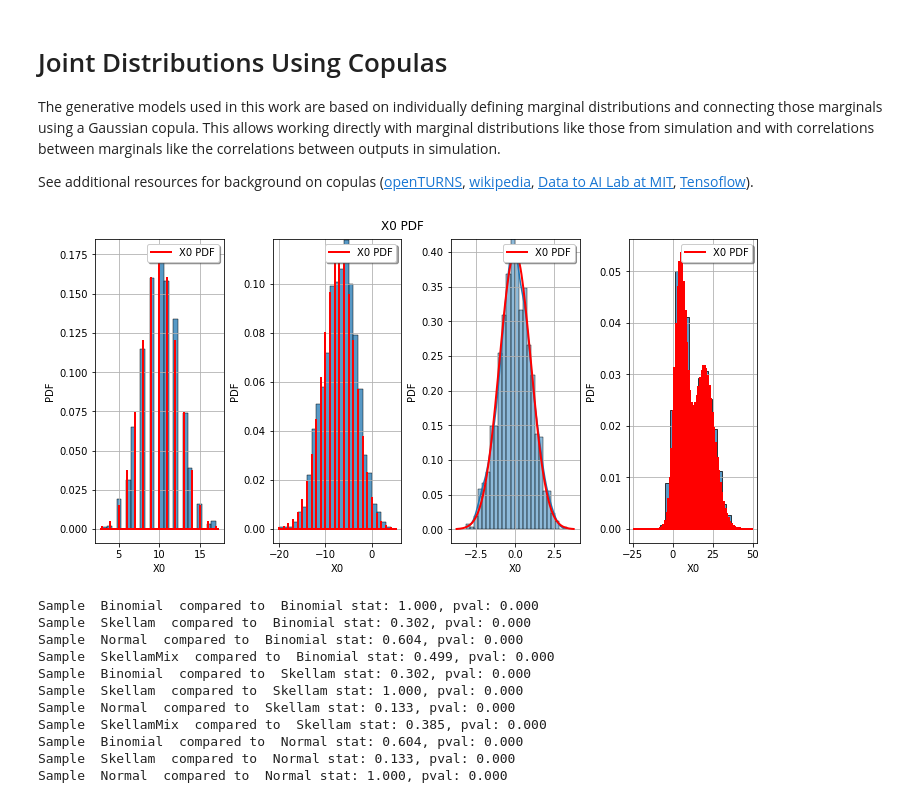
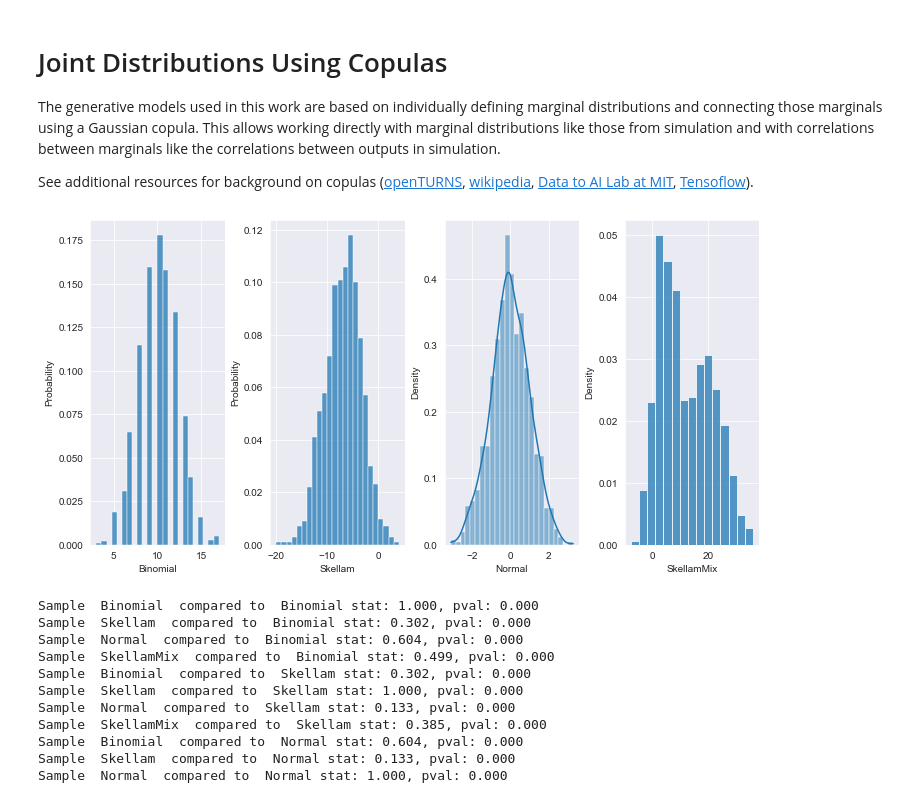
Before and after one commit to acb-code/distribution-surrogates, a Jupyter notebook: 1_emulator_basics.ipynb, the cells around one changed output. Cells and saved outputs as stored; diff of their text form; code cells hidden in the pictures.

```diff
--- a/1_emulator_basics.ipynb
+++ b/1_emulator_basics.ipynb
@@ -85,24 +85,25 @@ samples_df = pd.DataFrame(np.array(samples), columns=['Binomial', 'Skellam', 'No
 # %%
 # plot marginal samples and true pdfs
 fig1, ax1 = plt.subplots(1, 4, figsize=(10,5), constrained_layout=True)
 sns.histplot(data=samples_df["Binomial"], ax = ax1[0], stat='probability')
 sns.histplot(data=samples_df["Skellam"], ax = ax1[1], stat='probability')
 sns.histplot(data=samples_df["Normal"], ax = ax1[2], kde=True, stat='density')
 sns.histplot(data=samples_df["SkellamMix"], ax = ax1[3], stat='density')
 margpdf1 = dist1.drawPDF()
 margpdf2 = dist2.drawPDF()
 margpdf3 = dist3.drawPDF()
 margpdf4 = dist4.drawPDF()
 ax_s1 = ax1[0:]
 ax_s2 = ax1[1:]
 ax_s3 = ax1[2:]
 ax_s4 = ax1[3:]
-mpdf1 = ot.viewer.View(margpdf1,axes=ax_s1)
-mpdf2 = ot.viewer.View(margpdf2,axes=ax_s2)
-mpdf3 = ot.viewer.View(margpdf3,axes=ax_s3)
-mpdf4 = ot.viewer.View(margpdf4,axes=ax_s4)
+# mpdf1 = ot.viewer.View(margpdf1,axes=ax_s1)
+# mpdf2 = ot.viewer.View(margpdf2,axes=ax_s2)
+# mpdf3 = ot.viewer.View(margpdf3,axes=ax_s3)
+# mpdf4 = ot.viewer.View(margpdf4,axes=ax_s4)
+# fig1.savefig('DistShapes.png', format='png')
 # %% [output]
-[figure, old version]
+[figure, new version]
 # %%
 # test the correlations between the sampled values of the marginal distributions
 
```
Also changed, not shown: 2 other files.
